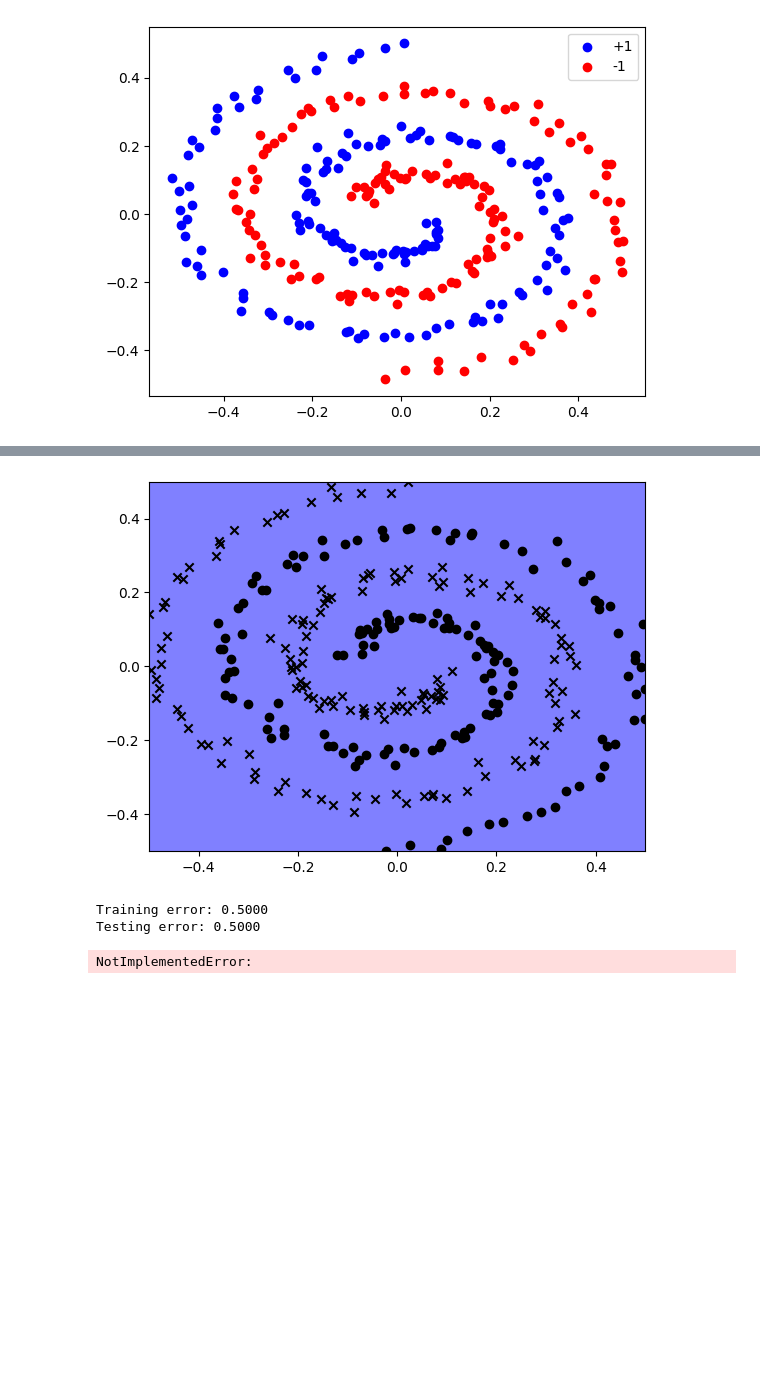
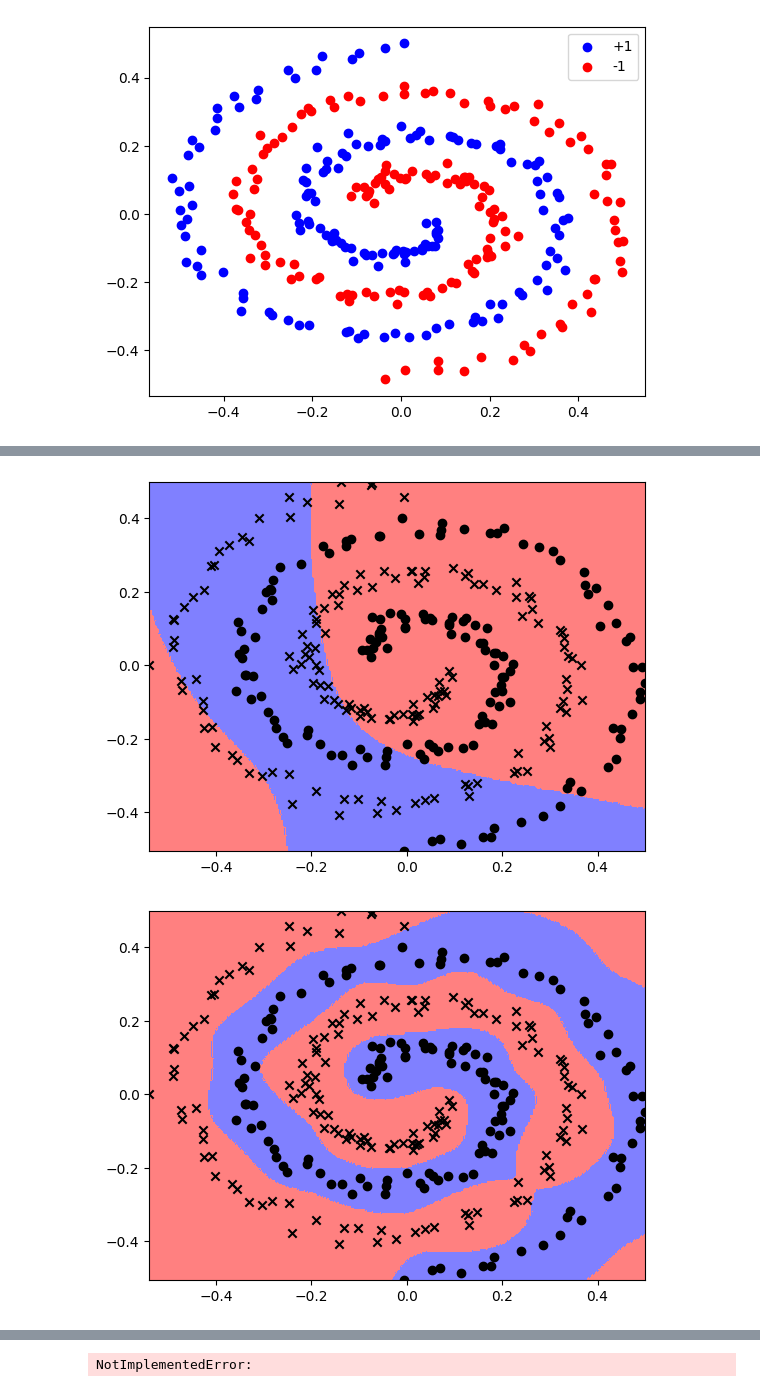
Before and after one commit to eirikbaekkelund/Applied-ML, a Jupyter notebook: cw2/cw2.ipynb, the cells around one changed output, grey strips where cells are left out. Drawn from its saved outputs; the diff is of its cells as text; code cells hidden in the pictures; blank space fills up the shorter version.

```diff
--- a/cw2/cw2.ipynb
+++ b/cw2/cw2.ipynb
@@ -250,46 +251,47 @@ class KernelizedSVM(nn.Module):
 # %%
-def kernelsvm_loss(kernelizedSVM, kernel_mat, yTr, C, print_loss=False):
+def kernelsvm_loss(kernelizedSVM, kernel_mat, yTr, C):
+    hinge_loss = (C / 2) * torch.sum( F.relu( 1 - yTr * ( kernel_mat @ kernelizedSVM.beta + kernelizedSVM.b ) ) )
+    regularization_loss = 0.5 * kernelizedSVM.beta.T @ kernel_mat @ kernelizedSVM.beta
 
-    hinge_loss = (C/2) * torch.sum( F.relu( 1 - yTr * torch.mm(kernel_mat, kernelizedSVM.beta) + kernelizedSVM.b ) )
-    regularization_loss = 0.5 * torch.matmul( torch.matmul(kernelizedSVM.beta.T, kernel_mat), kernelizedSVM.beta)
-
-    if print_loss:
-        print('hinge loss: ', hinge_loss)
-        print('reg loss: ', regularization_loss)
-
-    return hinge_loss + regularization_loss
+    return  hinge_loss + regularization_loss
 # %%
 def dualSVM(xTr, yTr, kernel_type, num_epochs=1000, C=10, lmbda=0, lr=1e-3):
 
     kernel_svm = KernelizedSVM(xTr.shape[0], kernel_type, kpar=lmbda)
-    optimizer = optim.SGD(kernel_svm.parameters(), lr=lr)
-
-    print_freq = 100
+    optimizer = optim.Adam(kernel_svm.parameters(), lr=lr)
 
     K = computeK(kernel_type, xTr, xTr, kpar=lmbda)
 
-    for epoch in range(num_epochs):
+    for _ in range(num_epochs):
         optimizer.zero_grad()
         loss = kernelsvm_loss(kernel_svm, K, yTr, C)
         loss.backward()
         optimizer.step()
 
-        if (epoch + 1) % print_freq == 0:
-            print('epoch {} loss {}'.format(epoch+1, loss.item()))
-            print(kernelsvm_loss(kernel_svm, K, yTr, C, print_loss=True))
-
     return lambda x: kernel_svm.forward(xTr, x)
 # %%
-ktype="linear"
-svmclassify=dualSVM(xTr, yTr, kernel_type=ktype, num_epochs=1000, C=1, lmbda=100, lr=1e-3)
+xTr,yTr,xTe,yTe=spiraldata()
+
+# poly kernel parameters that don't blow up vvv
+ktype="poly"
+svmclassify=dualSVM(xTr, yTr, kernel_type=ktype, num_epochs=10, C=10, lmbda=10, lr=1e-3)
+visclassifier.visclassifier(svmclassify,xTr,yTr)
+
+# linear kernel parameters that also don't blow up vvv
+# ktype="linear"
+# svmclassify=dualSVM(xTr, yTr, kernel_type=ktype, num_epochs=10, C=0.1, lmbda=0.05, lr=1e-4)
+# visclassifier.visclassifier(svmclassify,xTr,yTr)
+
+# rbf kernel with parameters that achieve perfect accuracy vvv
+ktype="rbf"
+svmclassify=dualSVM(xTr, yTr, kernel_type=ktype, num_epochs=1000, C=10, lmbda=100, lr=1e-3)
 visclassifier.visclassifier(svmclassify,xTr,yTr)
 
 # compute training and testing error
+
 predsTr=svmclassify(xTr)
 trainingerr=torch.mean((torch.sign(predsTr)!=yTr).float())
 print("Training error: %2.4f" % trainingerr)
-
-predsTe=svmclassify(xTe)
-testingerr=torch.mean((torch.sign(predsTe)!=yTe).float())
-print("Testing error: %2.4f" % testingerr)
 # %% [output]
+[figure, new version]
+[figure, added]
@@ -313,6 +299,3 @@ tensor([[0.0002]], grad_fn=<AddBackward0>)
-[figure, old version]
-Training error: 0.5000
-Testing error: 0.5000
 # %%
 # xTr,yTr,xTe,yTe=spiraldata()
 
```
Also changed, not shown: parts of 8 cells of this notebook, 1 other file.
